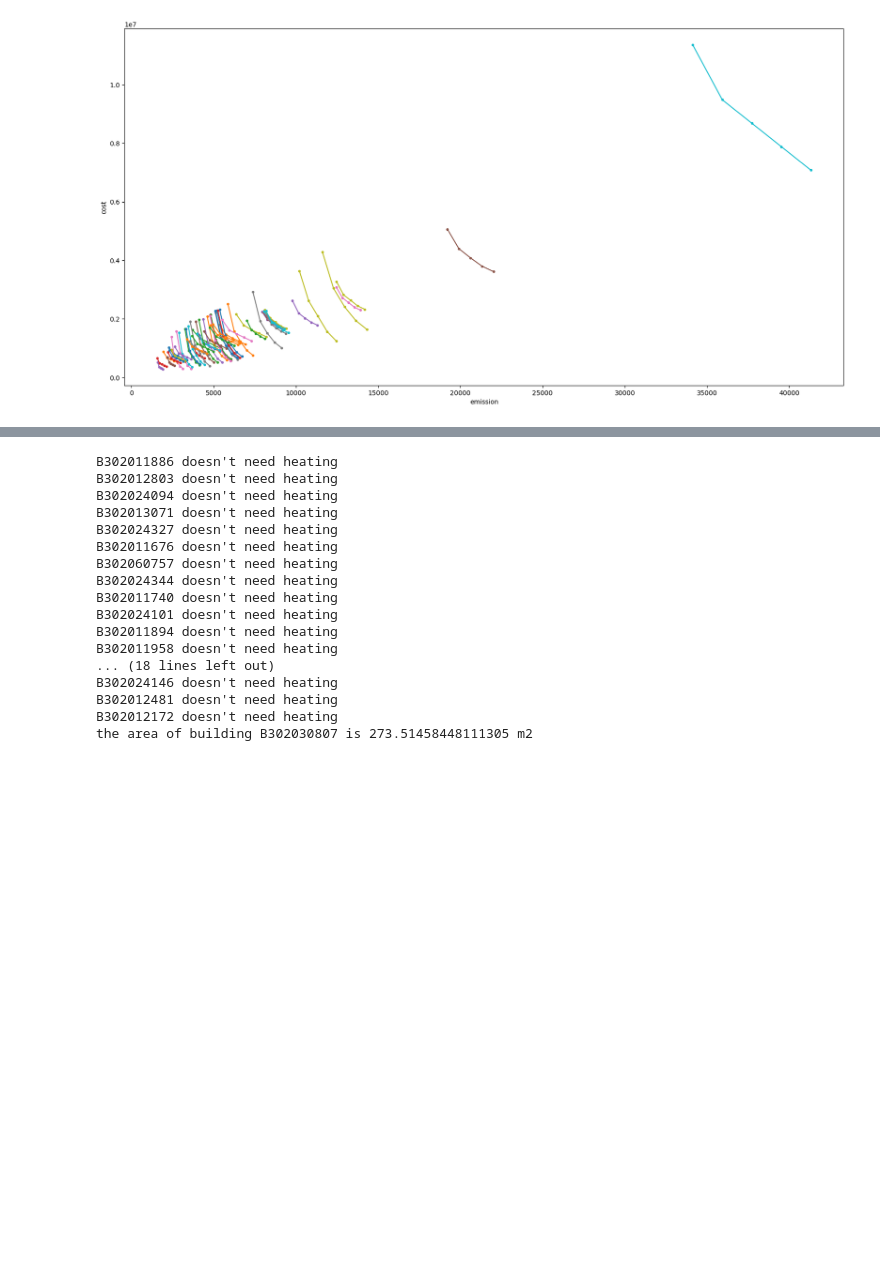
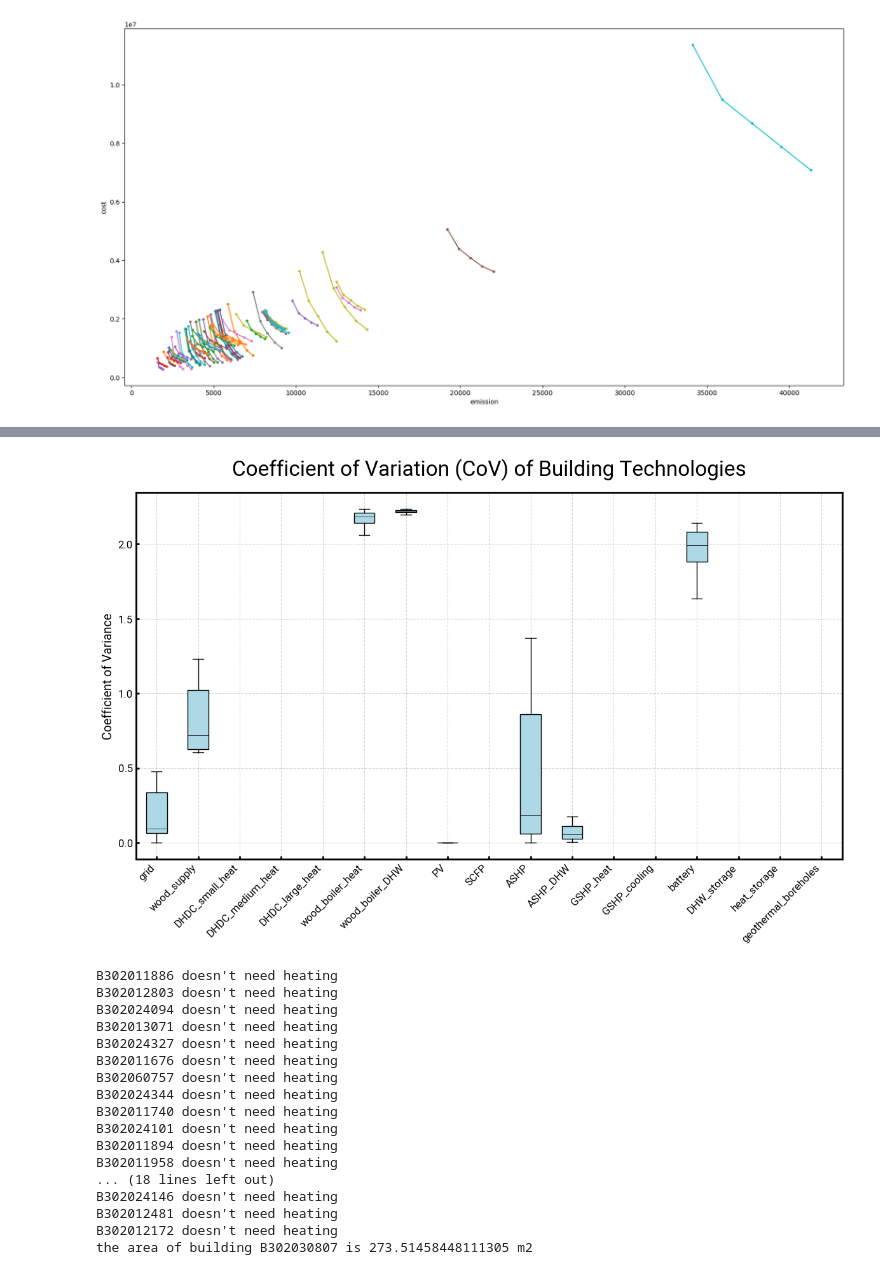
Before and after one commit to yiqiaowang-arch/calliope_optimization, a Jupyter notebook: optimization_calliope_plot8_singlebuilding.ipynb, the cells around one changed output, grey strips where cells are left out. Cells and saved outputs as stored; diff of their text form; code cells hidden in the pictures; blank space fills up the shorter version.

```diff
--- a/optimization_calliope_plot8_singlebuilding.ipynb
+++ b/optimization_calliope_plot8_singlebuilding.ipynb
@@ -398,3 +396,41 @@ Possible issues found during model processing:
+# %%
+plt.figure()
+ax = plt.gca()
+
+# Boxplot without outliers and with a custom hatch pattern
+boxprops = dict(linestyle='-', linewidth=1, color='k')  # Custom box properties
+medianprops = dict(linestyle='-', linewidth=0.5, color='k')  # Custom median properties
+
+# Create a boxplot for each column (technology) in the DataFrame
+bp = plt.boxplot(df_tech_cap.values, patch_artist=True, showfliers=False, boxprops=boxprops, medianprops=medianprops)
+
+# Fill each box with a color
+for box in bp['boxes']:
+    box.set(facecolor='lightblue')
+
+# Set the x-axis labels to the technology names, assuming they are the column names in the DataFrame
+plt.xticks(range(1, len(df_tech_cap.columns) + 1), df_tech_cap.columns, rotation=45)
+
+# Align the x-axis labels to the right
+for label in ax.get_xticklabels():
+    label.set_horizontalalignment('right')
+
+# Set the title and axis labels
+plt.title('Coefficient of Variation (CoV) of Building Technologies', fontsize=24)
+plt.ylabel('Coefficient of Variance', fontsize=14)
+
+plt.grid(linestyle='--', alpha=0.5)
+
+
+# Tight layout to adjust padding
+plt.tight_layout()
+
+# Show the plot
+
+plt.savefig(r'C:\Users\wangy\OneDrive\ETHY2FW\IDP_Personal\week2\Group Work\Graphics\COV.png', dpi=300)
+plt.show()
+# %% [output]
+[figure, added]
 # %%
 # optimize the building one by one and store them in result_per_building as netcdf files
 for idx, row in zone_df.iterrows():
```
Also changed, not shown: parts of 3 cells of this notebook.
